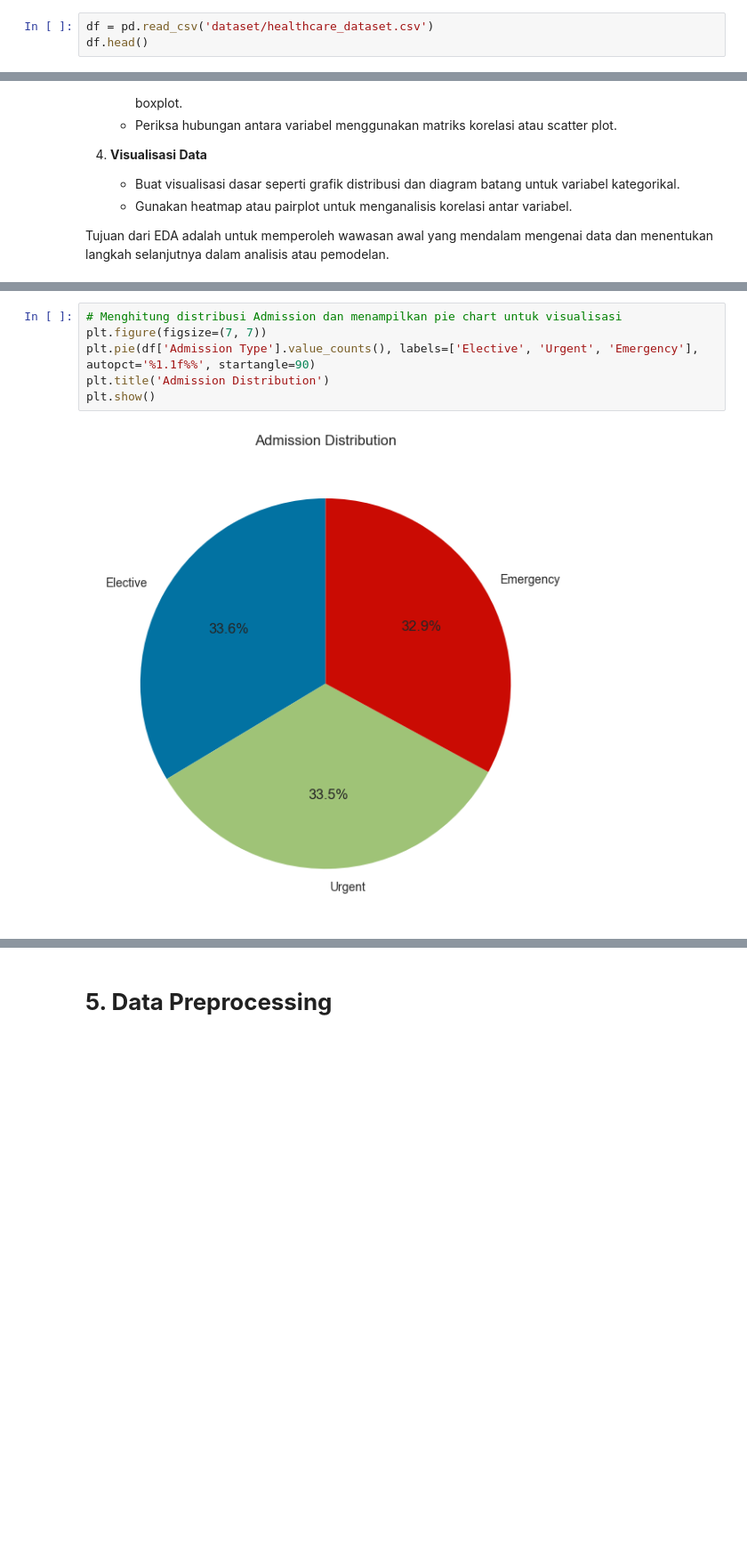
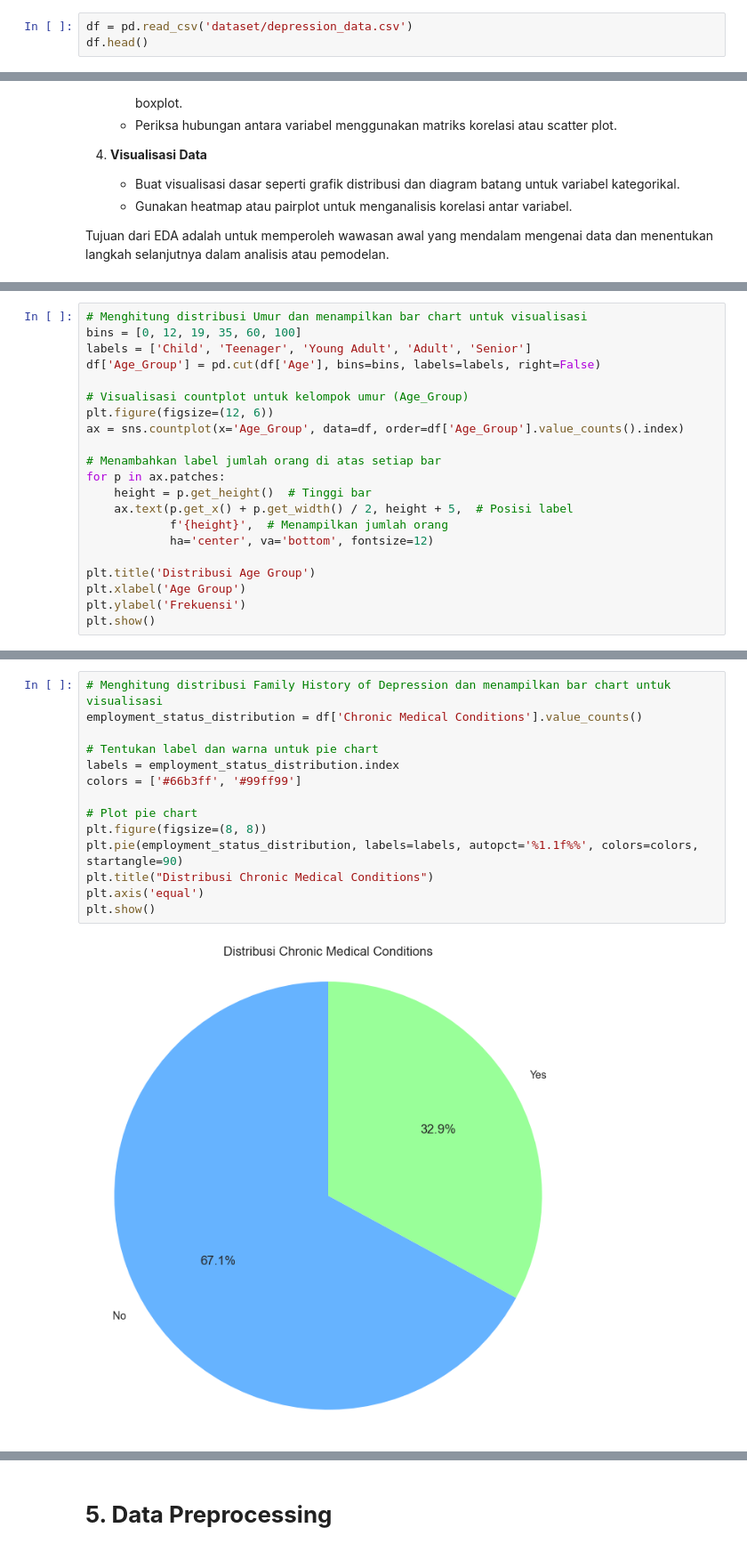
Before and after one commit to ikhsan-data/First-Machine-Learning-Program, a Jupyter notebook: [Clustering]_Submission_Akhir_BMLP_Ikhsan_Aditya_Nuur_Qodri.ipynb, the cells around one changed output, grey strips where cells are left out. Shown: that part at 89% size. Cells and saved outputs as stored; diff of their text form; blank space fills up the shorter version.

```diff
--- a/[Clustering]_Submission_Akhir_BMLP_Ikhsan_Aditya_Nuur_Qodri.ipynb
+++ b/[Clustering]_Submission_Akhir_BMLP_Ikhsan_Aditya_Nuur_Qodri.ipynb
@@ -35,6 +38,6 @@ Pada tahap ini, Anda perlu memuat dataset ke dalam notebook. Jika dataset dalam
 
 Jika dataset berada di Google Drive, pastikan Anda menghubungkan Google Drive ke Colab terlebih dahulu. Setelah dataset berhasil dimuat, langkah berikutnya adalah memeriksa kesesuaian data dan siap untuk dianalisis lebih lanjut.
 # %%
-df = pd.read_csv('dataset/healthcare_dataset.csv')
+df = pd.read_csv('dataset/depression_data.csv')
 df.head()
 # %% [output]
@@ -88,0 +124,21 @@ memory usage: 6.4+ MB
+# %%
+# Menghitung distribusi Umur dan menampilkan bar chart untuk visualisasi
+bins = [0, 12, 19, 35, 60, 100]
+labels = ['Child', 'Teenager', 'Young Adult', 'Adult', 'Senior']
+df['Age_Group'] = pd.cut(df['Age'], bins=bins, labels=labels, right=False)
+
+# Visualisasi countplot untuk kelompok umur (Age_Group)
+plt.figure(figsize=(12, 6))
+ax = sns.countplot(x='Age_Group', data=df, order=df['Age_Group'].value_counts().index)
+
+# Menambahkan label jumlah orang di atas setiap bar
+for p in ax.patches:
+    height = p.get_height()  # Tinggi bar
+    ax.text(p.get_x() + p.get_width() / 2, height + 5,  # Posisi label
+            f'{height}',  # Menampilkan jumlah orang
+            ha='center', va='bottom', fontsize=12)
+
+plt.title('Distribusi Age Group')
+plt.xlabel('Age Group')
+plt.ylabel('Frekuensi')
+plt.show()
@@ -145,8 +365,16 @@ plt.show()
 # %%
-# Menghitung distribusi Admission dan menampilkan pie chart untuk visualisasi
-plt.figure(figsize=(7, 7))
-plt.pie(df['Admission Type'].value_counts(), labels=['Elective', 'Urgent', 'Emergency'], autopct='%1.1f%%', startangle=90)
-plt.title('Admission Distribution')
+# Menghitung distribusi Family History of Depression dan menampilkan bar chart untuk visualisasi
+employment_status_distribution = df['Chronic Medical Conditions'].value_counts()
+
+# Tentukan label dan warna untuk pie chart
+labels = employment_status_distribution.index
+colors = ['#66b3ff', '#99ff99']
+
+# Plot pie chart
+plt.figure(figsize=(8, 8))
+plt.pie(employment_status_distribution, labels=labels, autopct='%1.1f%%', colors=colors, startangle=90)
+plt.title("Distribusi Chronic Medical Conditions")
+plt.axis('equal')
 plt.show()
 # %% [output]
-[figure, old version]
+[figure, new version]
```
Also changed, not shown: parts of 50 cells of this notebook, 4 other files.
